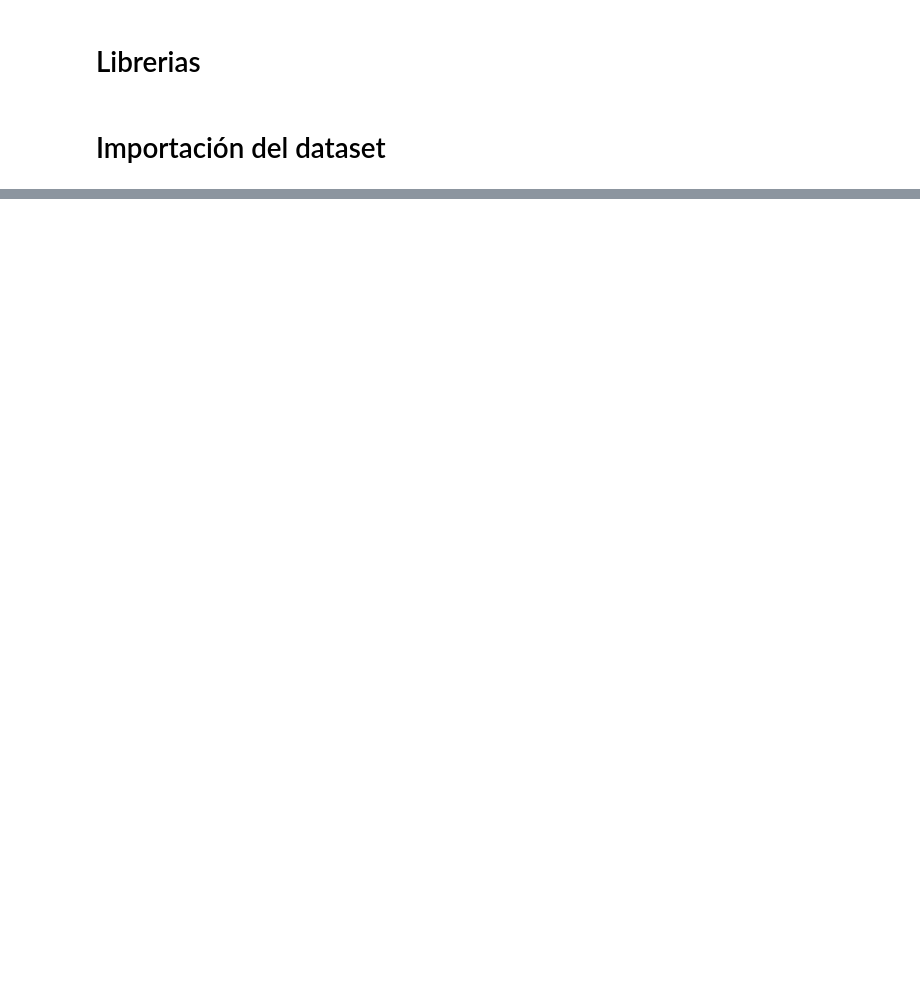
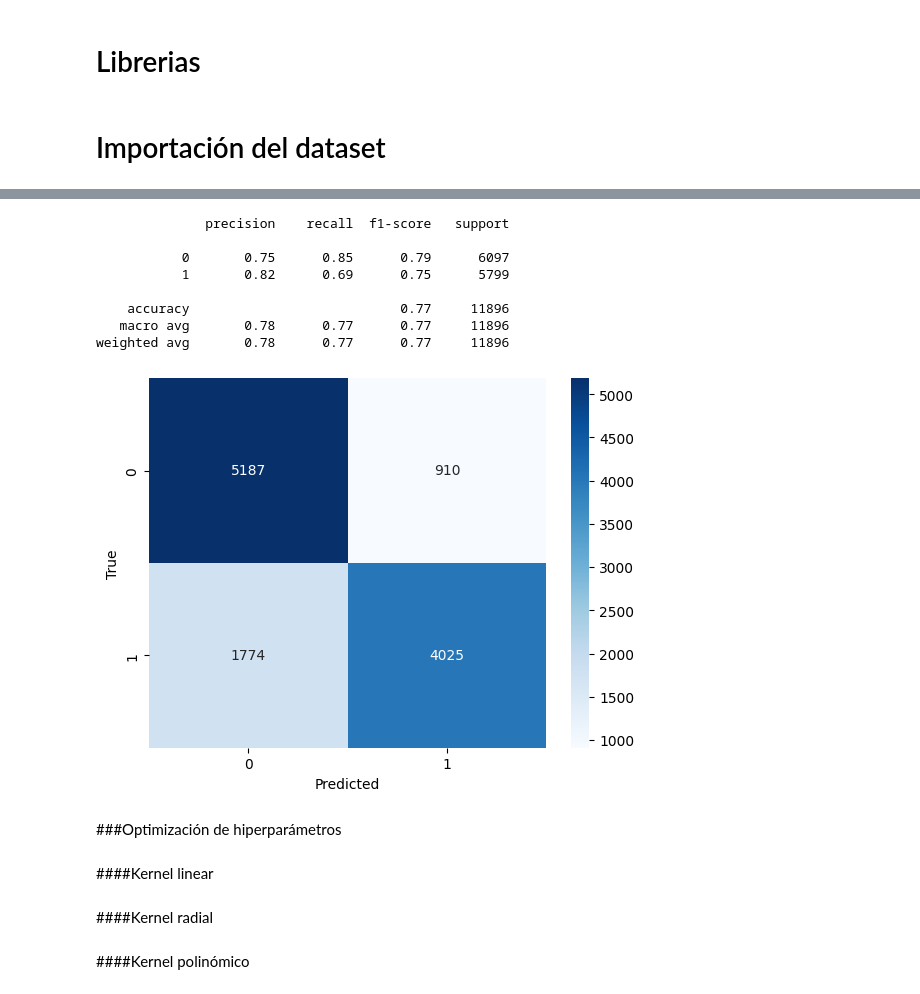
Before and after one commit to FrancoSecchi/7506R-1C2023-GRUPO02, a Jupyter notebook: checkpoint-3/7506R_TP1_GRUPO02_CHP3_ENTREGA.ipynb, the cells around one changed output, grey strips where cells are left out. Drawn from its saved outputs; the diff is of its cells as text; code cells hidden in the pictures; blank space fills up the shorter version.

```diff
--- a/checkpoint-3/7506R_TP1_GRUPO02_CHP3_ENTREGA.ipynb
+++ b/checkpoint-3/7506R_TP1_GRUPO02_CHP3_ENTREGA.ipynb
@@ -44,0 +333,28 @@ df_test = pd.read_csv(url_test)
+# %%
+_pca = PCA(n_components = 15)
+_model = SVC()
+
+#Creo un pipeline
+svm_model = Pipeline([
+    ('pca', _pca),
+    ('svm', _model)
+])
+
+#Entreno sobre los datos que serán previamente escalados y transformados
+svm_model.fit(x_train_norm,y_train)
+
+#Hago la predicción y calculo las métricas
+y_pred_pca=svm_model.predict(x_test_norm)
+metricas(y_pred_pca,y_test)
+# %% [output]
+              precision    recall  f1-score   support
+
+           0       0.75      0.85      0.79      6097
+           1       0.82      0.69      0.75      5799
+
+    accuracy                           0.77     11896
+   macro avg       0.78      0.77      0.77     11896
+weighted avg       0.78      0.77      0.77     11896
+[figure, added]
+# %% [markdown]
+###Optimización de hiperparámetros
@@ -44,0 +366,2 @@ df_test = pd.read_csv(url_test)
+# %% [markdown]
+####Kernel linear
@@ -44,0 +387,2 @@ df_test = pd.read_csv(url_test)
+# %% [markdown]
+####Kernel radial
@@ -44,0 +409,2 @@ df_test = pd.read_csv(url_test)
+# %% [markdown]
+####Kernel polinómico
```
Also changed, not shown: parts of 69 cells of this notebook, 1 other file.
